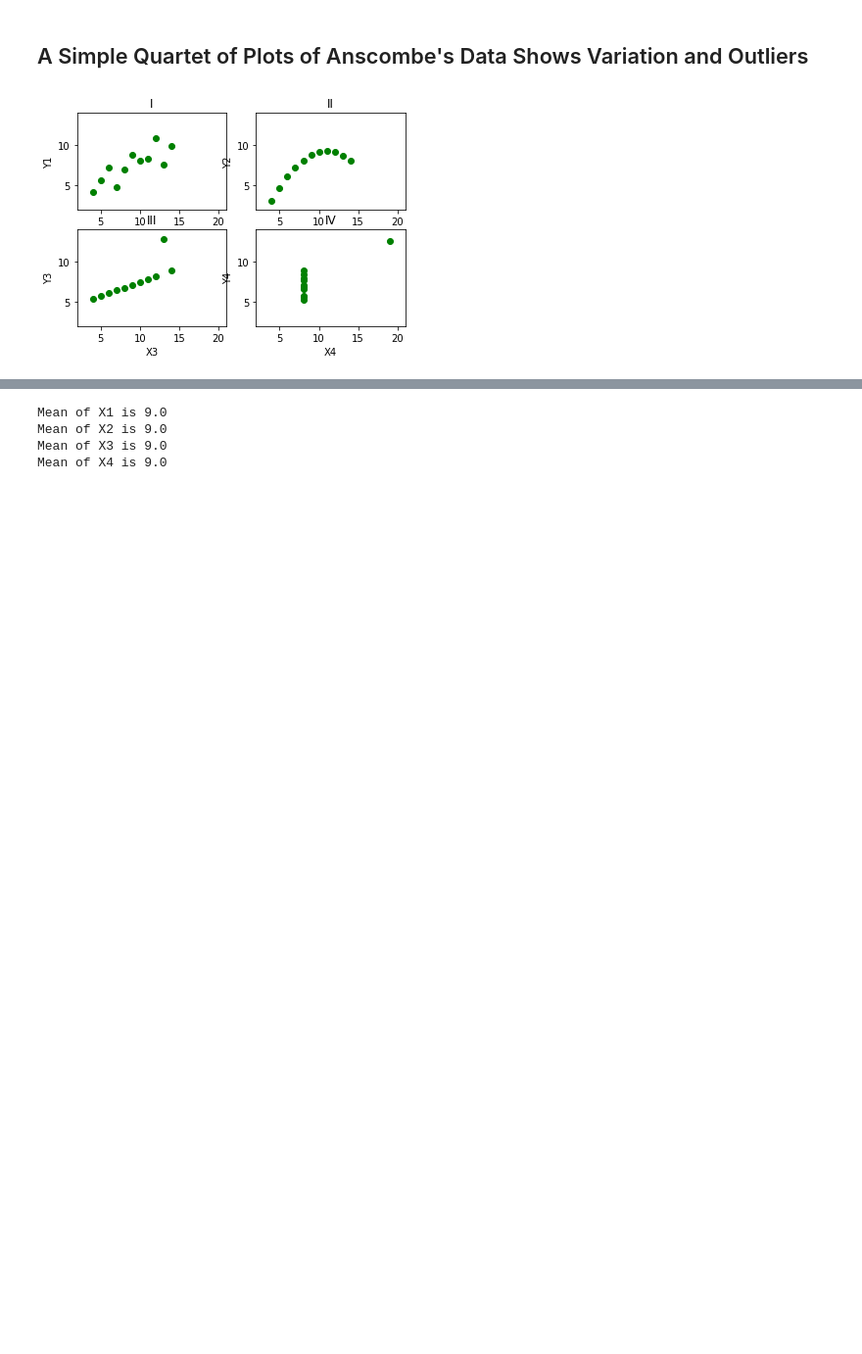
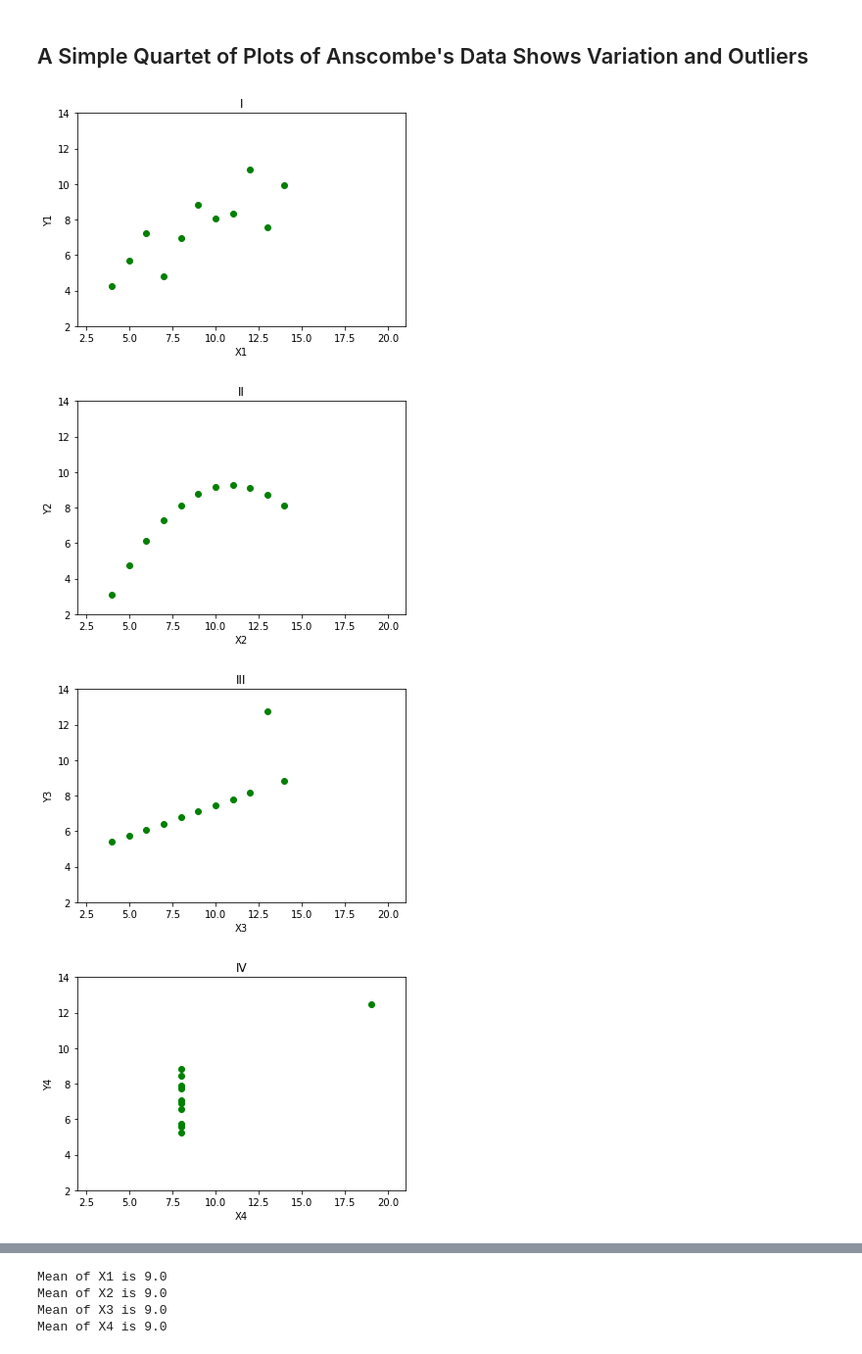
Before and after one commit to GregFee/Anscombes-Data, a Jupyter notebook: Fundamentals of Data Analysis Assignment.ipynb, the cells around one changed output, grey strips where cells are left out. Shown: that part at 98% size. Saved outputs shown, nothing was run; the diff lists cells and outputs as text; code cells hidden in the pictures; blank space fills up the shorter version.

Commit message:
Changed subplots to single plots and edited best fit line

```diff
--- a/Fundamentals of Data Analysis Assignment.ipynb
+++ b/Fundamentals of Data Analysis Assignment.ipynb
@@ -24,35 +25,37 @@ y4 = np.array([6.58, 5.76, 7.71, 8.84, 8.47, 7.04, 5.25, 12.50, 5.56, 7.91, 6.89
 # %%
 #plot x andy y data together with 2 by 2 grid, no best fit line
 
-plt.subplot(221)
 plt.plot(x1, y1, 'go')
 plt.title("I")
 plt.ylabel("Y1")
 plt.xlabel("X1")
 plt.axis([2, 21, 2, 14])
+plt.show()
 
-plt.subplot(222)
+
 plt.plot(x2, y2, 'go')
 plt.title('II')
 plt.ylabel("Y2")
 plt.xlabel("X2")
 plt.axis([2, 21, 2, 14])
+plt.show()
 
-
-plt.subplot(223)
 plt.plot(x3, y3, 'go')
 plt.title('III')
 plt.ylabel("Y3")
 plt.xlabel("X3")
 plt.axis([2, 21, 2, 14])
+plt.show()
 
-plt.subplot(224)
 plt.plot(x4, y4, 'go')
 plt.title('IV')
 plt.ylabel("Y4")
 plt.xlabel("X4")
 plt.axis([2, 21, 2, 14])
 plt.show()
 # %% [output]
-[figure, old version]
+[figure, new version]
+[figure, added]
+[figure, added]
+[figure, added]
 # %% [markdown]
```
Also changed, not shown: parts of 6 cells of this notebook.
